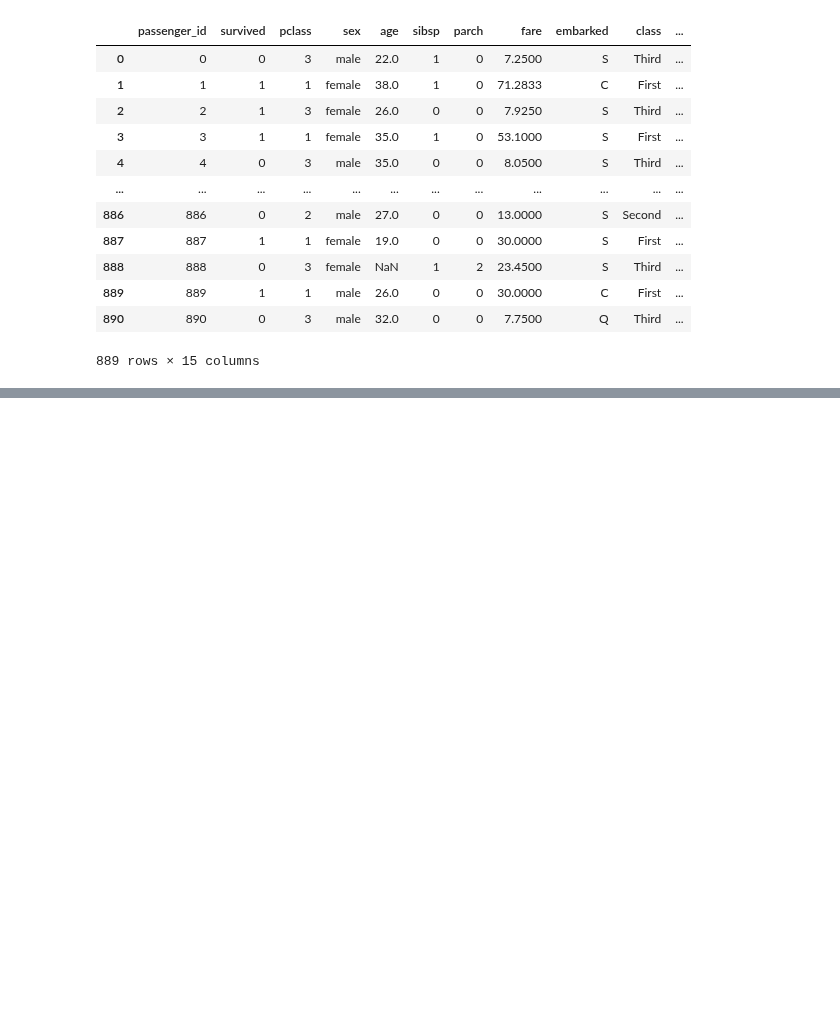
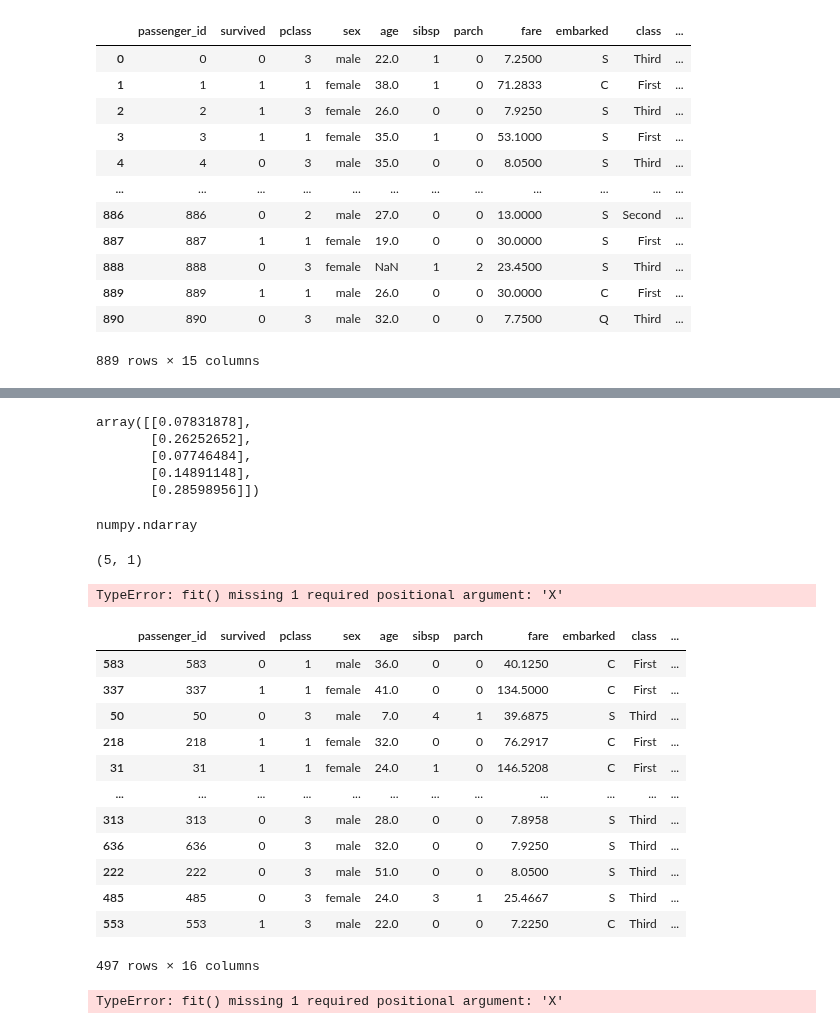
Before and after one commit to lukewbecker/classification-exercises, a Jupyter notebook: classification_exercises.ipynb, the cells around one changed output, grey strips where cells are left out. Cells and saved outputs as stored; diff of their text form; code cells hidden in the pictures; blank space fills up the shorter version.

```diff
--- a/classification_exercises.ipynb
+++ b/classification_exercises.ipynb
@@ -1136,0 +1104,8 @@ titanic_data
+# %%
+# First, splitting the data into a train, validate and test groups:
+
+from sklearn.model_selection import train_test_split
+
+train_validate, test = train_test_split(titanic_data, test_size = .2, random_state=123, stratify = titanic_data.survived)
+
+train_validate.shape, test.shape
@@ -1136,0 +1114,6 @@ titanic_data
+# %%
+# Then splitting the train_validate df's into their own separate df's:
+
+train, validate = train_test_split(train_validate, test_size = .3, random_state = 123, stratify = train_validate.survived)
+
+train.shape, validate.shape
@@ -1136,0 +1130,45 @@ titanic_data
+# %%
+scaler_test = MinMaxScaler()
+scaler_test.fit(train[['fare']])
+test_scale_test = scaler_test.transform(train[['fare']])[0:5]
+test_scale_test
+# %% [output]
+array([[0.07831878],
+       [0.26252652],
+       [0.07746484],
+       [0.14891148],
+       [0.28598956]])
+# %%
+type(test_scale_test)
+# %% [output]
+numpy.ndarray
+# %%
+test_scale_test.shape
+# %% [output]
+(5, 1)
+# %%
+scaler = MinMaxScaler
+scaler.fit(train[['age']])
+scaler.transform(train[['age']])[0:5]
+# %% [output]
+TypeError: fit() missing 1 required positional argument: 'X'
+# %%
+train
+# %% [output]
+|  | passenger_id | survived | pclass | sex | age | sibsp | parch | fare | embarked | class | ... |
+| 583 | 583 | 0 | 1 | male | 36.0 | 0 | 0 | 40.1250 | C | First | ... |
+| 337 | 337 | 1 | 1 | female | 41.0 | 0 | 0 | 134.5000 | C | First | ... |
+| 50 | 50 | 0 | 3 | male | 7.0 | 4 | 1 | 39.6875 | S | Third | ... |
+| 218 | 218 | 1 | 1 | female | 32.0 | 0 | 0 | 76.2917 | C | First | ... |
+| 31 | 31 | 1 | 1 | female | 24.0 | 1 | 0 | 146.5208 | C | First | ... |
+| ... | ... | ... | ... | ... | ... | ... | ... | ... | ... | ... | ... |
+| 313 | 313 | 0 | 3 | male | 28.0 | 0 | 0 | 7.8958 | S | Third | ... |
+| 636 | 636 | 0 | 3 | male | 32.0 | 0 | 0 | 7.9250 | S | Third | ... |
+| 222 | 222 | 0 | 3 | male | 51.0 | 0 | 0 | 8.0500 | S | Third | ... |
+| 485 | 485 | 0 | 3 | female | 24.0 | 3 | 1 | 25.4667 | S | Third | ... |
+| 553 | 553 | 1 | 3 | male | 22.0 | 0 | 0 | 7.2250 | C | Third | ... |
+497 rows × 16 columns
+# %%
+scaler.fit(titanic_data[['age']])
+# %% [output]
+TypeError: fit() missing 1 required positional argument: 'X'
```
Also changed, not shown: parts of 32 cells of this notebook.
